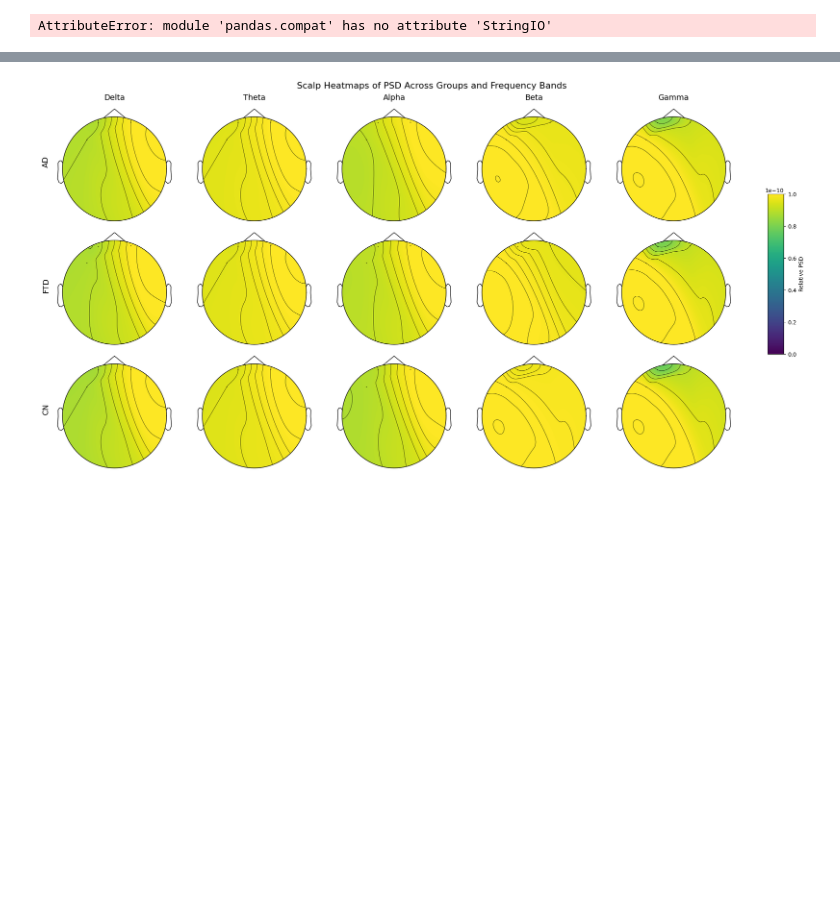
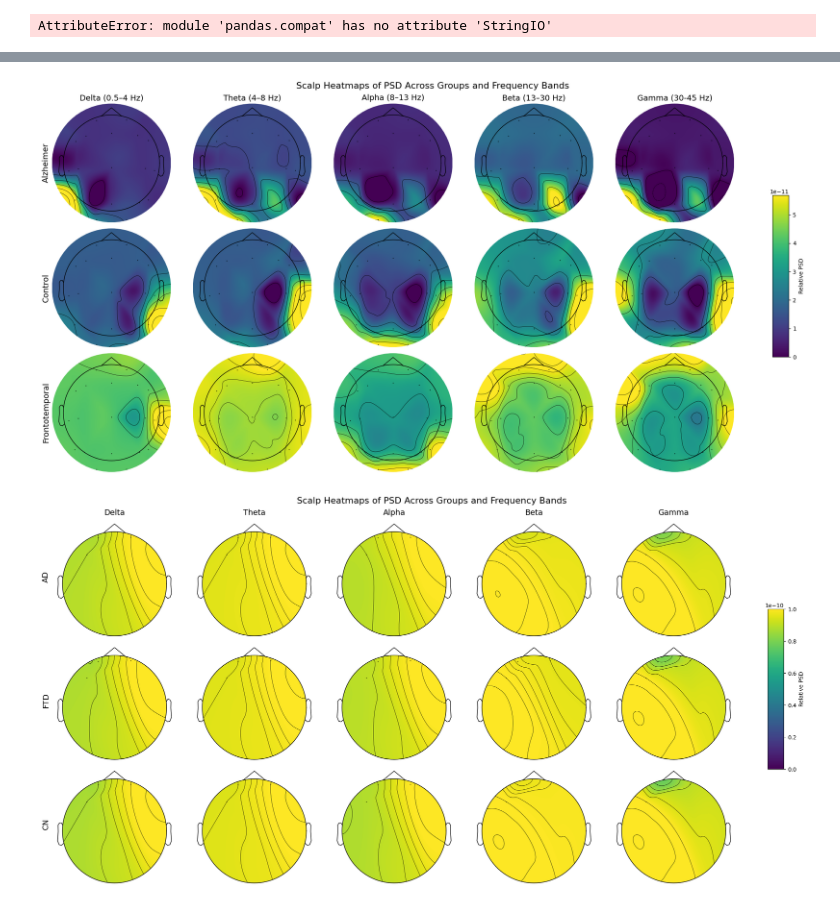
Before and after one commit to noamhed/Resting-state-EEG-project, a Jupyter notebook: src/heatmap_5freq.ipynb, the cells around one changed output, grey strips where cells are left out. Cells and saved outputs as stored; diff of their text form; code cells hidden in the pictures; blank space fills up the shorter version.

Commit message:
topography visualisation complete

```diff
--- a/src/heatmap_5freq.ipynb
+++ b/src/heatmap_5freq.ipynb
@@ -272,3 +209,87 @@ AttributeError: module 'pandas.compat' has no attribute 'StringIO'
+# %%
+import pandas as pd
+import numpy as np
+import matplotlib.pyplot as plt
+from mne.viz import plot_topomap
+from mne.channels import make_standard_montage
+
+# Load data
+alz_data = pd.read_csv('/Users/noam/Documents/myProjects/Resting-state-EEG-project/src/data/alzhimer/band_power/a_all_bp.csv')
+ctrl_data = pd.read_csv('/Users/noam/Documents/myProjects/Resting-state-EEG-project/src/data/control/band_power/c_all_bp.csv')
+ftd_data = pd.read_csv('/Users/noam/Documents/myProjects/Resting-state-EEG-project/src/data/frontotemporal/band_power/f_all_bp.csv')
+
+
+# Rename 'Unnamed: 0' to 'Channel' for consistency
+for df in [alz_data, ctrl_data, ftd_data]:
+    df.rename(columns={"Unnamed: 0": "Channel"}, inplace=True)
+
+# Add group labels
+alz_data['Group'] = 'Alzheimer'
+ctrl_data['Group'] = 'Control'
+ftd_data['Group'] = 'Frontotemporal'
+
+# Combine all data into one DataFrame
+all_data = pd.concat([alz_data, ctrl_data, ftd_data], ignore_index=True)
+
+# Function to plot topomaps
+def plot_grouped_topomaps(data: pd.DataFrame, group_col: str, channel_col: str, value_cols: list[str], montage_name: str = "standard_1020"):
+    """
+    Plot topographic heatmaps for multiple groups and metrics (e.g., frequency bands).
+
+    Args:
+        data (pd.DataFrame): The input data containing groups, channels, and metric values.
+        group_col (str): Column name representing the groups (e.g., 'Group').
+        channel_col (str): Column name representing channel names (e.g., 'Channel').
+        value_cols (list[str]): List of column names for metrics to visualize (e.g., frequency bands).
+        montage_name (str): Name of the montage for channel positions (default: 'standard_1020').
+    """
+    # Assign a standard montage to get channel positions
+    montage = make_standard_montage(montage_name)
+    positions = montage.get_positions()["ch_pos"]
+
+    # Get unique groups and metrics
+    groups = data[group_col].unique()
+
+    # Plotting configuration
+    fig, axes = plt.subplots(len(groups), len(value_cols), figsize=(20, 10))
+
+    for i, group in enumerate(groups):
+        group_data = data[data[group_col] == group]
+        for j, metric in enumerate(value_cols):
+            # Get channel positions and metric values
+            channels = group_data[channel_col].values
+            values = group_data[metric].values
+            channel_positions = np.array([positions[ch][:2] for ch in channels if ch in positions])
+
+            # Plot topomap
+            ax = axes[i, j]
+            im, _ = plot_topomap(values, channel_positions, axes=ax, show=False, cmap="viridis")
+
+            # Set titles and labels
+            if i == 0:
+                ax.set_title(metric, fontsize=14)
+            if j == 0:
+                ax.set_ylabel(group, fontsize=14)
+
+    # Add a shared colorbar
+    cbar_ax = fig.add_axes([0.92, 0.3, 0.02, 0.4])
+    fig.colorbar(im, cax=cbar_ax, orientation="vertical", label="Relative PSD")
+    plt.suptitle("Scalp Heatmaps of PSD Across Groups and Frequency Bands", fontsize=16)
+    plt.tight_layout(rect=[0, 0, 0.9, 1])
+    plt.show()
+
+# Columns corresponding to frequency bands
+frequency_bands = ["Delta (0.5–4 Hz)", "Theta (4–8 Hz)", "Alpha (8–13 Hz)", "Beta (13–30 Hz)", "Gamma (30-45 Hz)"]
+
+# Plot the topomaps
+plot_grouped_topomaps(
+    data=all_data,
+    group_col="Group",
+    channel_col="Channel",
+    value_cols=frequency_bands
+)
+# %% [output]
+[figure, added]
 # %%
 import pandas as pd
 import numpy as np
```
Also changed, not shown: parts of 2 cells of this notebook, 5 other files.
